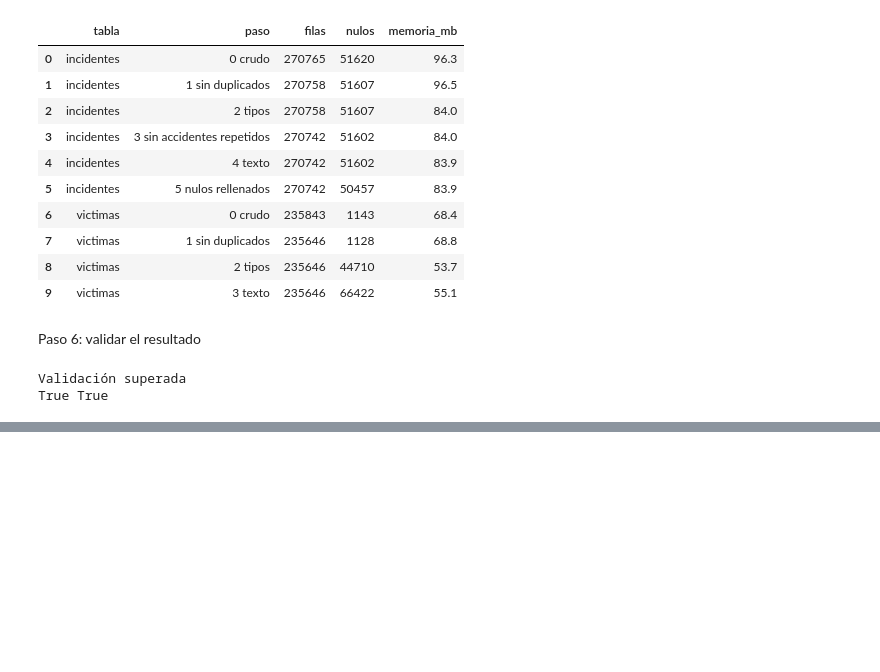
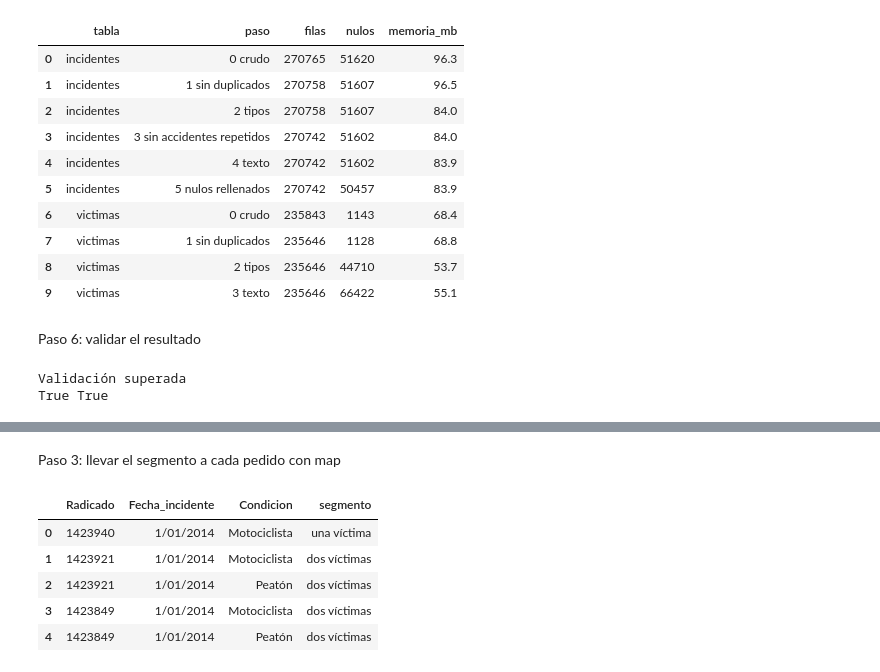
Before and after one commit to sjuandasat05-sudo/proyecto-ciencia-datos, a Jupyter notebook: notebooks/data_preparation.ipynb, the cells around one changed output, grey strips where cells are left out. Saved outputs shown, nothing was run; the diff lists cells and outputs as text; code cells hidden in the pictures; blank space fills up the shorter version.

```diff
--- a/notebooks/data_preparation.ipynb
+++ b/notebooks/data_preparation.ipynb
@@ -361,0 +499,4 @@ True True
+# %%
+victimas_por_accidente = victimas.groupby(['Radicado', 'Fecha_incidente'])['Radicado'].count()
+print(len(victimas_por_accidente))
+victimas_por_accidente.describe()
@@ -361,0 +516,8 @@ True True
+# %%
+import numpy as np
+
+segmento_accidente = pd.cut(victimas_por_accidente,
+                            bins=[0, 1, 2, np.inf],
+                            labels=['una víctima', 'dos víctimas', 'tres o más'])
+print(segmento_accidente.value_counts().sort_index())
+print((segmento_accidente.value_counts(normalize=True).sort_index() * 100).round(1))
@@ -361,0 +535,12 @@ True True
+# %% [markdown]
+Paso 3: llevar el segmento a cada pedido con map
+# %%
+victimas = victimas.join(segmento_accidente.rename('segmento'), on=['Radicado', 'Fecha_incidente'])
+victimas[['Radicado', 'Fecha_incidente', 'Condicion', 'segmento']].head()
+# %% [output]
+|  | Radicado | Fecha_incidente | Condicion | segmento |
+| 0 | 1423940 | 1/01/2014 | Motociclista | una víctima |
+| 1 | 1423921 | 1/01/2014 | Motociclista | dos víctimas |
+| 2 | 1423921 | 1/01/2014 | Peatón | dos víctimas |
+| 3 | 1423849 | 1/01/2014 | Motociclista | dos víctimas |
+| 4 | 1423849 | 1/01/2014 | Peatón | dos víctimas |
```
Also changed, not shown: parts of 30 cells of this notebook.
